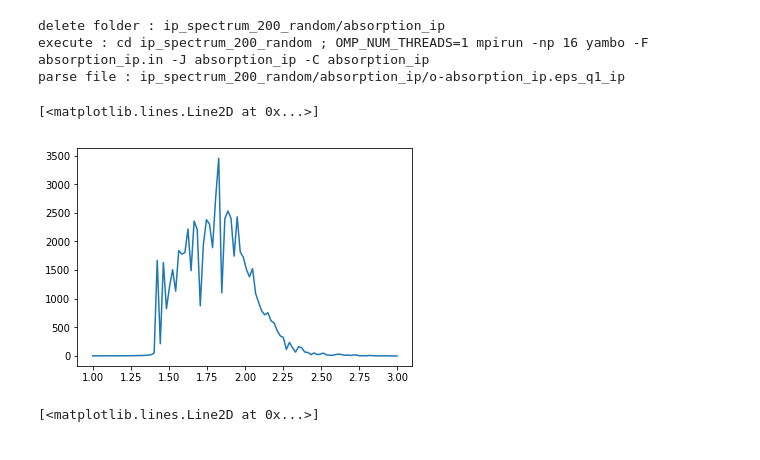
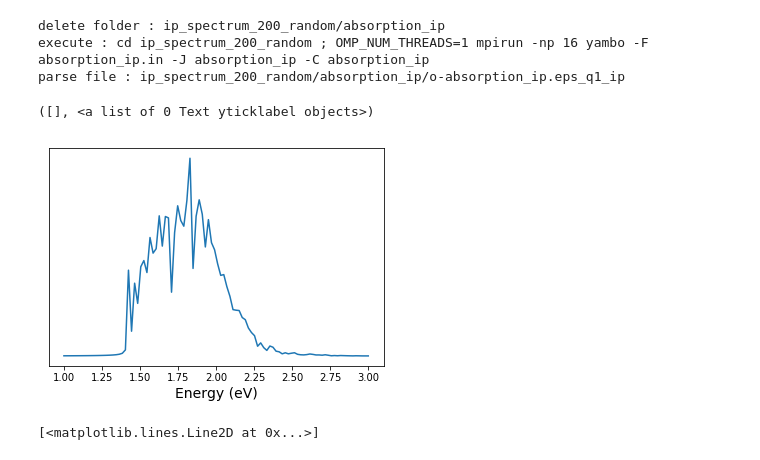
Before and after one commit to marcodalessandro76/Generation-and-decay-of-the-degree-of-spin-polarization-in-GaAs, a Jupyter notebook: Absorption_spectrum_ip.ipynb, the cells around one changed output. Saved outputs shown, nothing was run; the diff lists cells and outputs as text; code cells hidden in the pictures.

```diff
--- a/Absorption_spectrum_ip.ipynb
+++ b/Absorption_spectrum_ip.ipynb
@@ -270,9 +270,11 @@ parse file : ip_spectrum_200_random/absorption_ip/o-absorption_ip.eps_q1_ip
 # %%
 res = ip_200_random.results[0]
 plt.plot(res.E,res.Im)
+plt.xlabel('Energy (eV)',size=14)
+plt.yticks([])
 # %% [output]
-[<matplotlib.lines.Line2D at 0x...>]
+([], <a list of 0 Text yticklabel objects>)
-[figure, old version]
+[figure, new version]
 # %%
 # if the dephasing is raised up to 0.01 the absorption spectrum reads
 res = ip_200_random.results[0]
```
Also changed, not shown: parts of 1 cell of this notebook, 2 other files.
